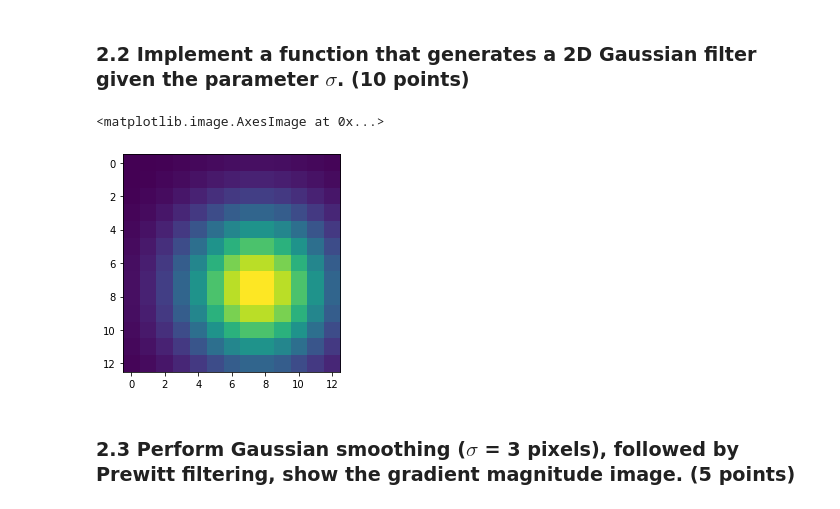
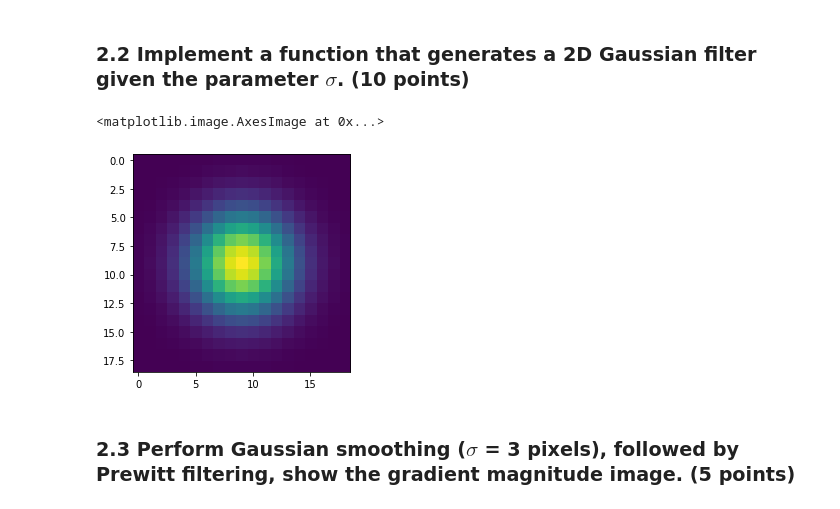
Before and after one commit to NaraS91/Computer_Vision_2022, a Jupyter notebook: coursework_01/coursework_01.ipynb, the cells around one changed output. Cells and saved outputs as stored; diff of their text form; code cells hidden in the pictures.

```diff
--- a/coursework_01/coursework_01.ipynb
+++ b/coursework_01/coursework_01.ipynb
@@ -158,30 +156,34 @@ prewitt_y:
 # %% [markdown]
 ### 2.2 Implement a function that generates a 2D Gaussian filter given the parameter $\sigma$. (10 points)
 # %%
+# calculates value of a gaussian filter at (i, j)
 def gaussian_value(i, j, sigma, size):
-    center = (size / 2) + 1
-    x = center - i + 1
-    y = center - j + 1
+    center = (size + 1) / 2
+    x = center - i
+    y = center - j
     power = - (x ** 2 + y ** 2) / (2 * sigma ** 2)
     denominator = 2 * math.pi * sigma ** 2
     return math.e ** power / denominator
 
 # Design the Gaussian filter
 def gaussian_filter_2d(sigma):
     # sigma: the parameter sigma in the Gaussian kernel (unit: pixel)
     #
     # return: a 2D array for the Gaussian kernel
-    size = 4 * math.ceil(sigma) + 1
-    h = np.fromfunction(lambda i, j: gaussian_value(i, j, sigma, size), (size, size))
+    size = math.ceil(6 * sigma)
+    if size % 2 == 0:
+        size += 1
+
+    h = np.fromfunction(lambda i, j: gaussian_value(i + 1, j + 1, sigma, size), (size, size))
     return h
 
 # Visualise the Gaussian filter when sigma = 3 pixel (provided)
 sigma = 3
 h = gaussian_filter_2d(sigma)
 plt.imshow(h)
 # %% [output]
 <matplotlib.image.AxesImage at 0x...>
-[figure, old version]
+[figure, new version]
 # %% [markdown]
 ### 2.3 Perform Gaussian smoothing ($\sigma$ = 3 pixels), followed by Prewitt filtering, show the gradient magnitude image. (5 points)
 # %%
```
Also changed, not shown: parts of 2 cells of this notebook.
